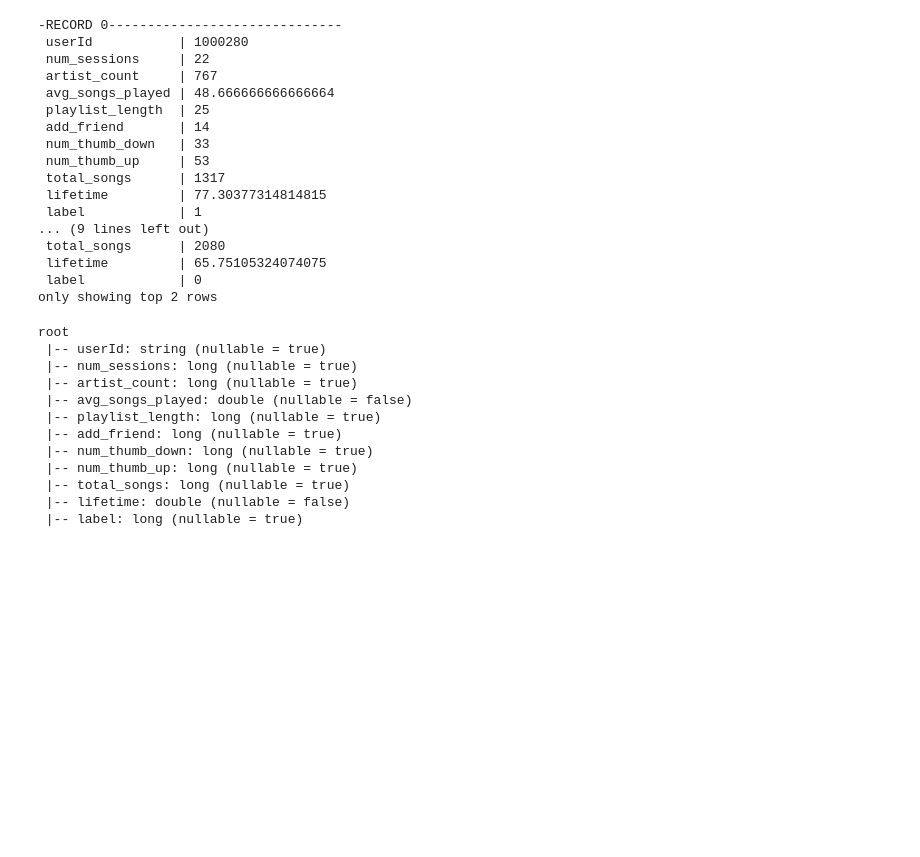
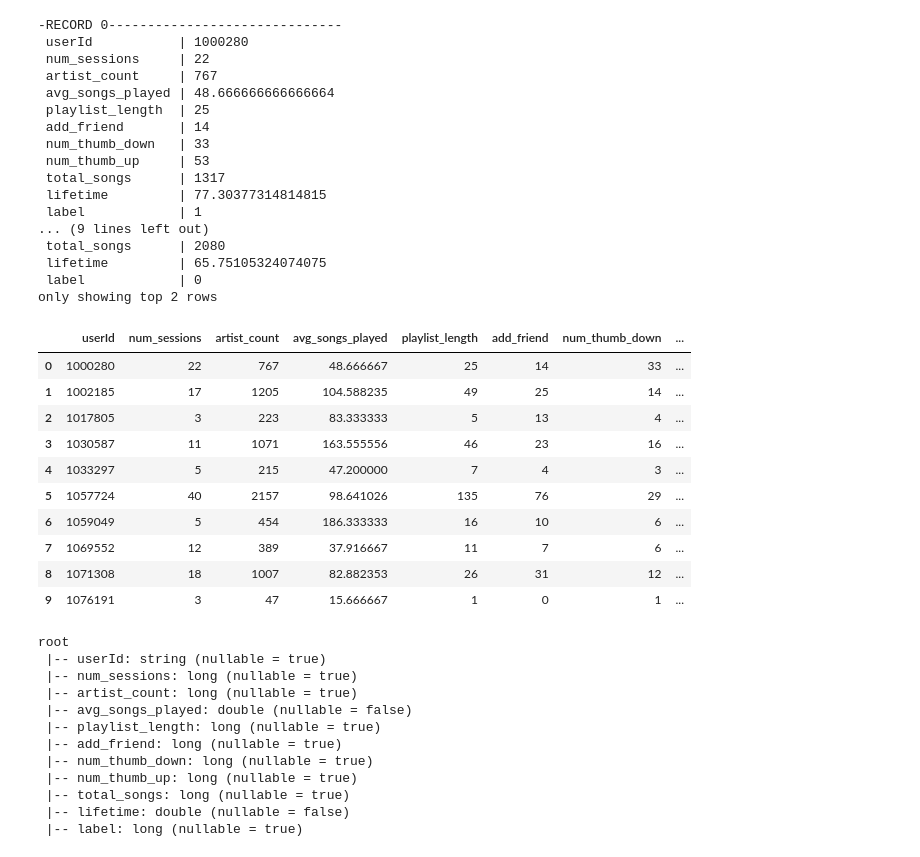
Before and after one commit to pdhimal1/Sparkify, a Jupyter notebook: src/Sparkify.ipynb, the cells around one changed output. Cells and saved outputs as stored; diff of their text form; code cells hidden in the pictures; blank space fills up the shorter version.

```diff
--- a/src/Sparkify.ipynb
+++ b/src/Sparkify.ipynb
@@ -504,6 +506,20 @@ data.show(vertical=True, n=2)
  lifetime         | 65.75105324074075
  label            | 0
 only showing top 2 rows
+# %%
+data.limit(10).toPandas()
+# %% [output]
+|  | userId | num_sessions | artist_count | avg_songs_played | playlist_length | add_friend | num_thumb_down | ... |
+| 0 | 1000280 | 22 | 767 | 48.666667 | 25 | 14 | 33 | ... |
+| 1 | 1002185 | 17 | 1205 | 104.588235 | 49 | 25 | 14 | ... |
+| 2 | 1017805 | 3 | 223 | 83.333333 | 5 | 13 | 4 | ... |
+| 3 | 1030587 | 11 | 1071 | 163.555556 | 46 | 23 | 16 | ... |
+| 4 | 1033297 | 5 | 215 | 47.200000 | 7 | 4 | 3 | ... |
+| 5 | 1057724 | 40 | 2157 | 98.641026 | 135 | 76 | 29 | ... |
+| 6 | 1059049 | 5 | 454 | 186.333333 | 16 | 10 | 6 | ... |
+| 7 | 1069552 | 12 | 389 | 37.916667 | 11 | 7 | 6 | ... |
+| 8 | 1071308 | 18 | 1007 | 82.882353 | 26 | 31 | 12 | ... |
+| 9 | 1076191 | 3 | 47 | 15.666667 | 1 | 0 | 1 | ... |
 # %%
 data.printSchema()
 # %% [output]
```
Also changed, not shown: parts of 12 cells of this notebook, 1 other file.
